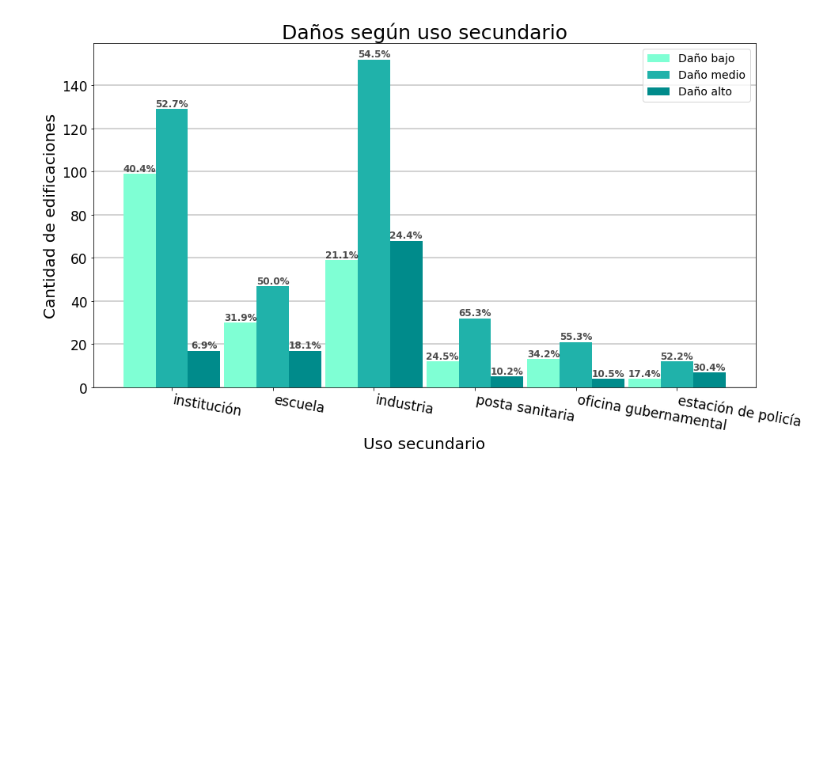
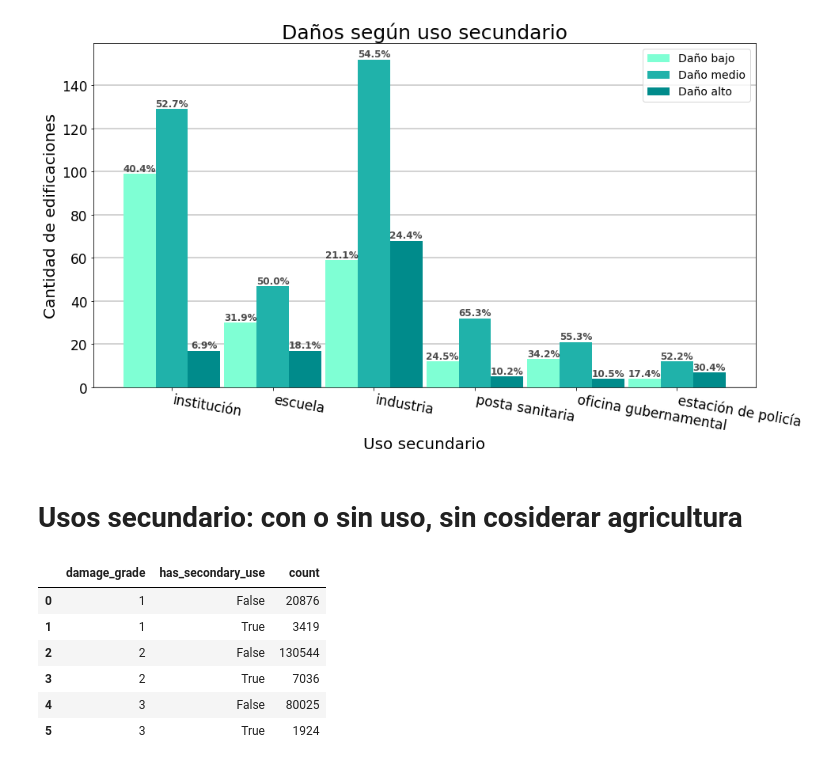
Before and after one commit to ffelfis/OrgaDatosTPs, a Jupyter notebook: TP1/nb_facundo.ipynb, the cells around one changed output. Saved outputs shown, nothing was run; the diff lists cells and outputs as text; code cells hidden in the pictures; blank space fills up the shorter version.

```diff
--- a/TP1/nb_facundo.ipynb
+++ b/TP1/nb_facundo.ipynb
@@ -2072,3 +2058,23 @@ ax.bar_label(bar3, labels=df_dmg_by_sec_use_b['p_hig'].astype('str')+'%', \
 plt.show()
 # %% [output]
 [figure]
+# %% [markdown]
+# Usos secundario: con o sin uso, sin cosiderar agricultura
+# %%
+df_use_no_agri = df.loc[df['has_secondary_use_agriculture'] != True, ['has_secondary_use', 'damage_grade']].copy()
+# %%
+df_use_by_dmg_no_agri = df_use_no_agri\
+  .groupby(['damage_grade', 'has_secondary_use'])\
+  .agg({'has_secondary_use':'count'})\
+  .rename(columns={'has_secondary_use':'count'})\
+  .reset_index()
+
+df_use_by_dmg_no_agri
+# %% [output]
+|  | damage_grade | has_secondary_use | count |
+| 0 | 1 | False | 20876 |
+| 1 | 1 | True | 3419 |
+| 2 | 2 | False | 130544 |
+| 3 | 2 | True | 7036 |
+| 4 | 3 | False | 80025 |
+| 5 | 3 | True | 1924 |
```
Also changed, not shown: parts of 24 cells of this notebook.
